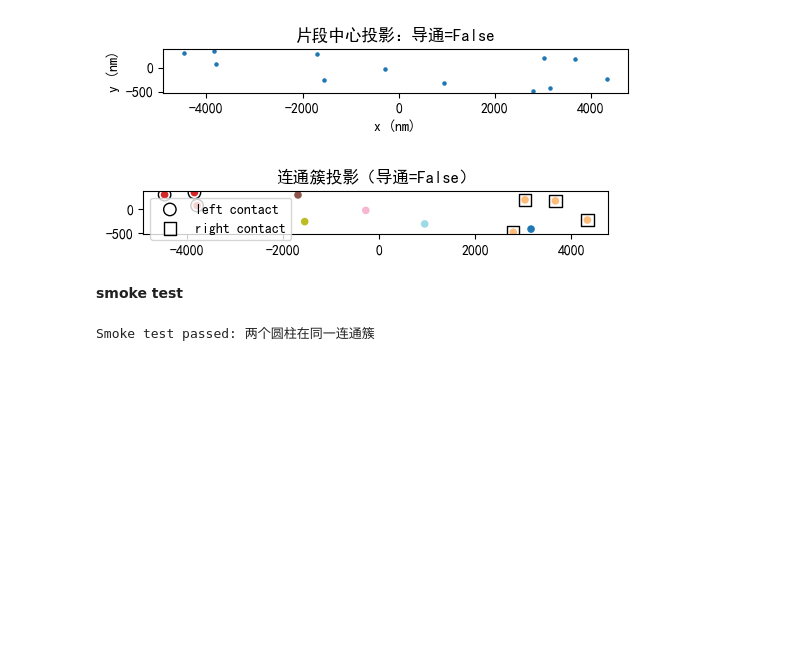
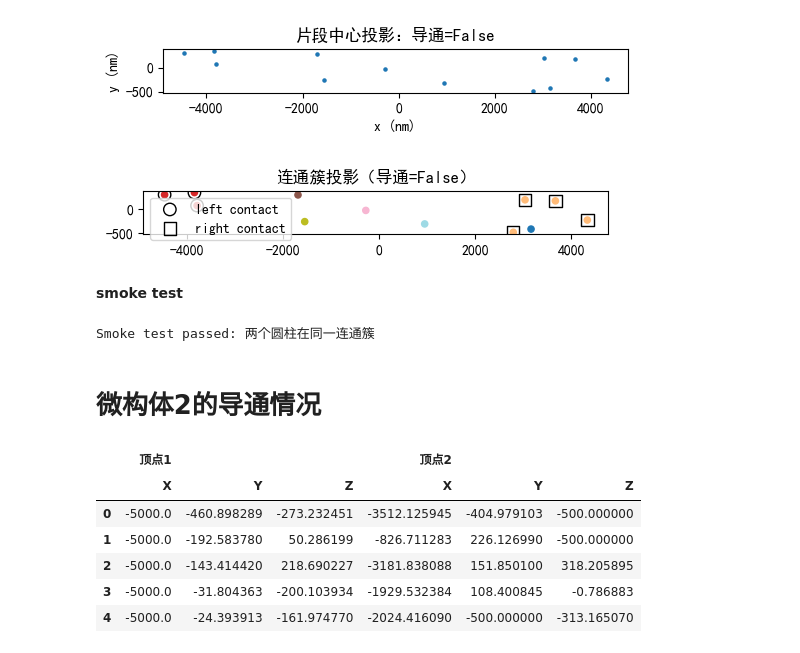
Before and after one commit to xiaoDu666-cell/2026_HuaShuCup_Problem_A, a Jupyter notebook: notebooks/01_连通性判定.ipynb, the cells around one changed output. Drawn from its saved outputs; the diff is of its cells as text; code cells hidden in the pictures; blank space fills up the shorter version.

```diff
--- a/notebooks/01_连通性判定.ipynb
+++ b/notebooks/01_连通性判定.ipynb
@@ -3,12 +3,17 @@
 
 演示如何从 CSV 读取圆柱顶点，进行截断、连通性判定（阈值 1.8 nm）。请在运行前确保该仓库的 src/ 在 Python path，或在此 notebook 顶部调整 sys.path。
 # %%
-import os, sys
-#repo_root = os.getcwd()
-# 获取当前文件的父目录（即 notebooks 目录），再获取其父目录（即项目根目录）
-repo_root = os.path.dirname(os.path.dirname(os.path.abspath('__file__')))
+import os
+import sys
+
+# 获取当前工作目录（notebooks/）
+current_dir = os.getcwd()
+# 回到项目根目录（假设 notebook 在 notebooks/ 下）
+repo_root = os.path.dirname(current_dir)
 if repo_root not in sys.path:
     sys.path.append(repo_root)
+
+print(f"项目根目录: {repo_root}")
 import numpy as np
 import pandas as pd
 from src.geometry import Cylinder
@@ -162,3 +169,32 @@ assert are_indices_connected(uf, 0, 1), "Smoke test failed: 两个接近的圆
 print('Smoke test passed: 两个圆柱在同一连通簇')
 # %% [output]
 Smoke test passed: 两个圆柱在同一连通簇
+# %% [markdown]
+# 微构体2的导通情况
+# %%
+#csv_path = 'data/raw/附件_组2.csv'  # 改成你的路径
+#df = pd.read_csv(csv_path)
+#df.head()
+import os
+# repo_root 已经在前面定义过了
+csv_path = os.path.join(repo_root, 'data/raw/附件_组2.csv')
+
+df = pd.read_csv(csv_path, encoding='gbk',header=1)  # 用第二行（X/Y/Z）作表头
+# 手动设置多级列索引
+df.columns = pd.MultiIndex.from_tuples([
+    ('顶点1', 'X'),
+    ('顶点1', 'Y'),
+    ('顶点1', 'Z'),
+    ('顶点2', 'X'),
+    ('顶点2', 'Y'),
+    ('顶点2', 'Z')
+])
+df.head()
+# %% [output]
+|  | 顶点1 |  |  | 顶点2 |  |  |
+|  | X | Y | Z | X | Y | Z |
+| 0 | -5000.0 | -460.898289 | -273.232451 | -3512.125945 | -404.979103 | -500.000000 |
+| 1 | -5000.0 | -192.583780 | 50.286199 | -826.711283 | 226.126990 | -500.000000 |
+| 2 | -5000.0 | -143.414420 | 218.690227 | -3181.838088 | 151.850100 | 318.205895 |
+| 3 | -5000.0 | -31.804363 | -200.103934 | -1929.532384 | 108.400845 | -0.786883 |
+| 4 | -5000.0 | -24.393913 | -161.974770 | -2024.416090 | -500.000000 | -313.165070 |
```
Also changed, not shown: parts of 16 cells of this notebook, 24 other files.
